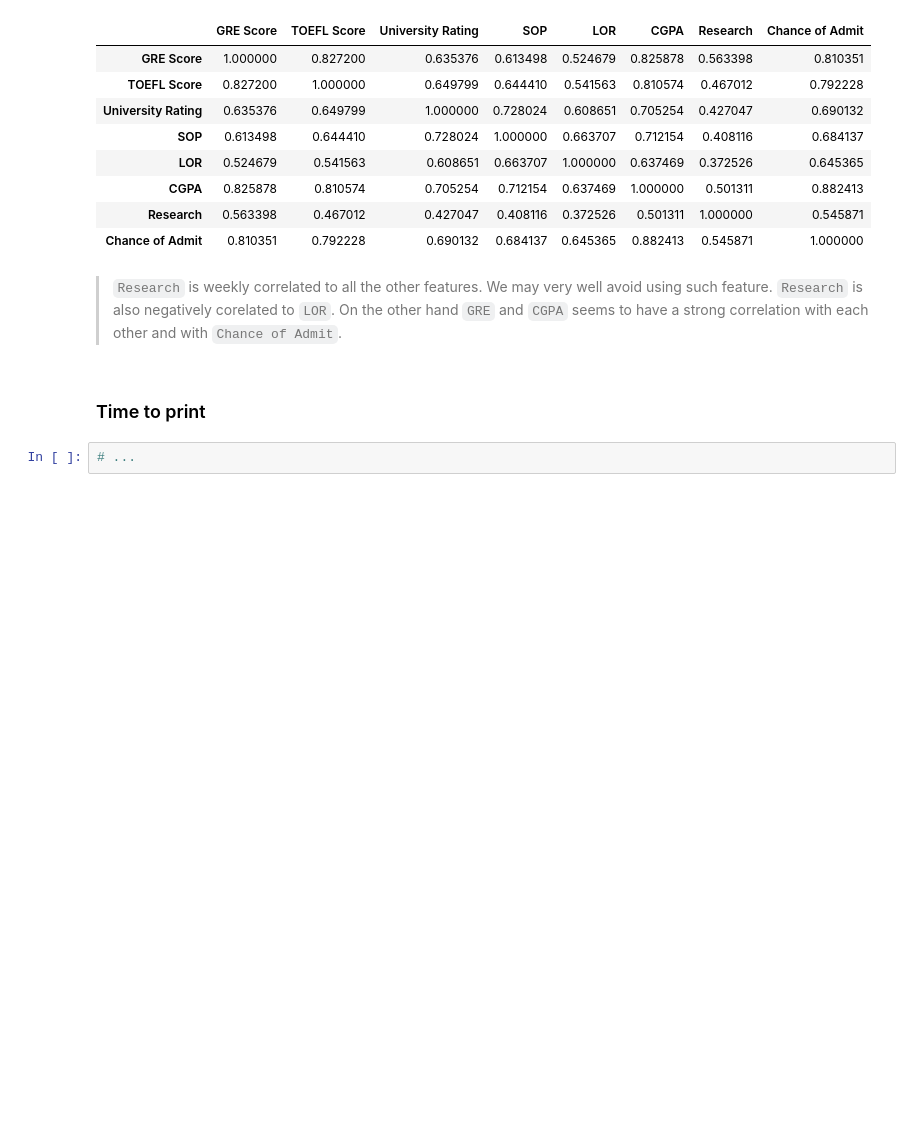
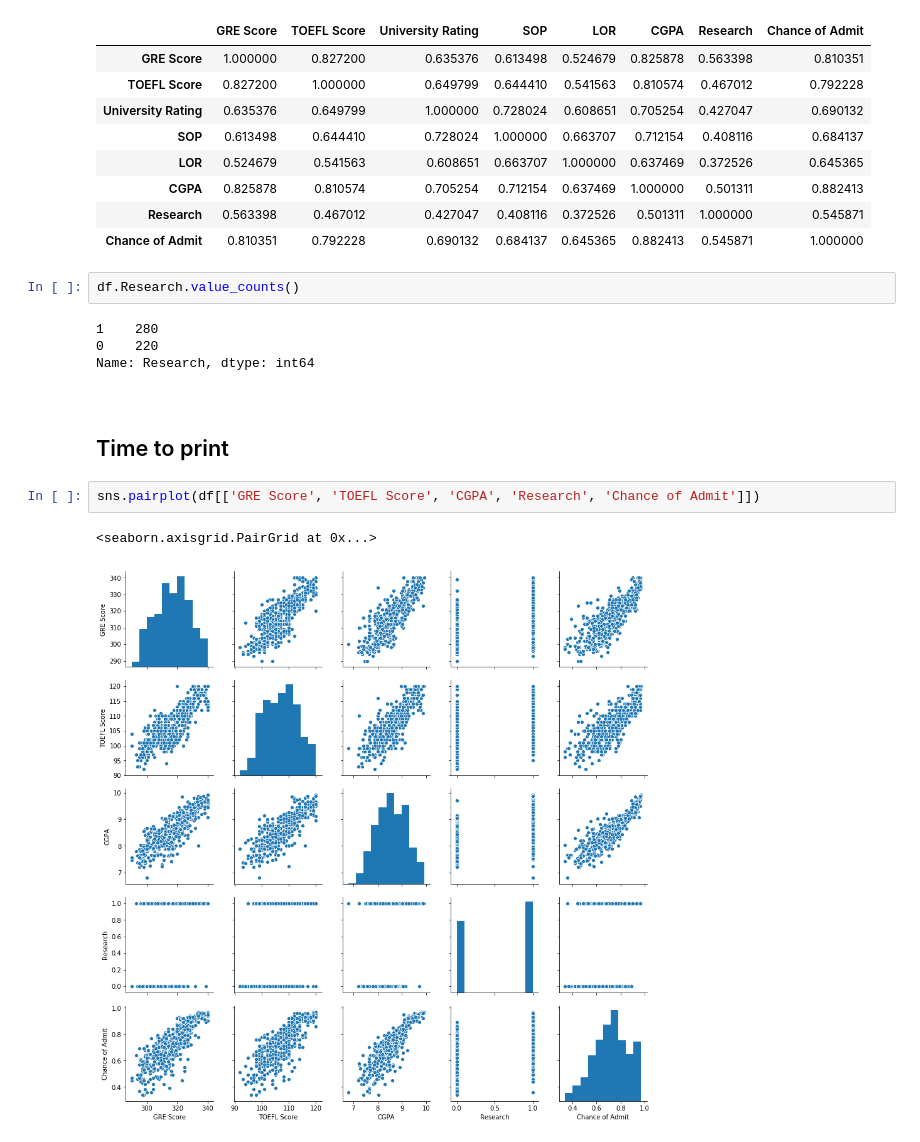
Before and after one commit to vauxgomes/python-kaggle-graduate-admissions, a Jupyter notebook: notebook/main.ipynb, the cells around one changed output. Cells and saved outputs as stored; diff of their text form; blank space fills up the shorter version.

```diff
--- a/notebook/main.ipynb
+++ b/notebook/main.ipynb
@@ -74,9 +74,18 @@ df.corr()
 | CGPA | 0.825878 | 0.810574 | 0.705254 | 0.712154 | 0.637469 | 1.000000 | 0.501311 | 0.882413 |
 | Research | 0.563398 | 0.467012 | 0.427047 | 0.408116 | 0.372526 | 0.501311 | 1.000000 | 0.545871 |
 | Chance of Admit | 0.810351 | 0.792228 | 0.690132 | 0.684137 | 0.645365 | 0.882413 | 0.545871 | 1.000000 |
+# %%
+df.Research.value_counts()
+# %% [output]
+1    280
+0    220
+Name: Research, dtype: int64
 # %% [markdown]
- > `Research` is weekly correlated to all the other features. We may very well avoid using such feature. `Research` is also negatively corelated to `LOR`. On the other hand `GRE` and `CGPA` seems to have a strong correlation with each other and with `Chance of Admit`.
+[//]: <> (`Research` is weekly correlated to all the other features. We may very well avoid using such feature. `Research` is also negatively corelated to `LOR`. On the other hand `GRE` and `CGPA` seems to have a strong correlation with each other and with `Chance of Admit`.)
 # %% [markdown]
-### Time to print
+## Time to print
-# %%
-# ...
+# %%
+sns.pairplot(df[['GRE Score', 'TOEFL Score', 'CGPA', 'Research', 'Chance of Admit']])
+# %% [output]
+<seaborn.axisgrid.PairGrid at 0x...>
+[figure, added]
```
Also changed, not shown: parts of 14 cells of this notebook.
